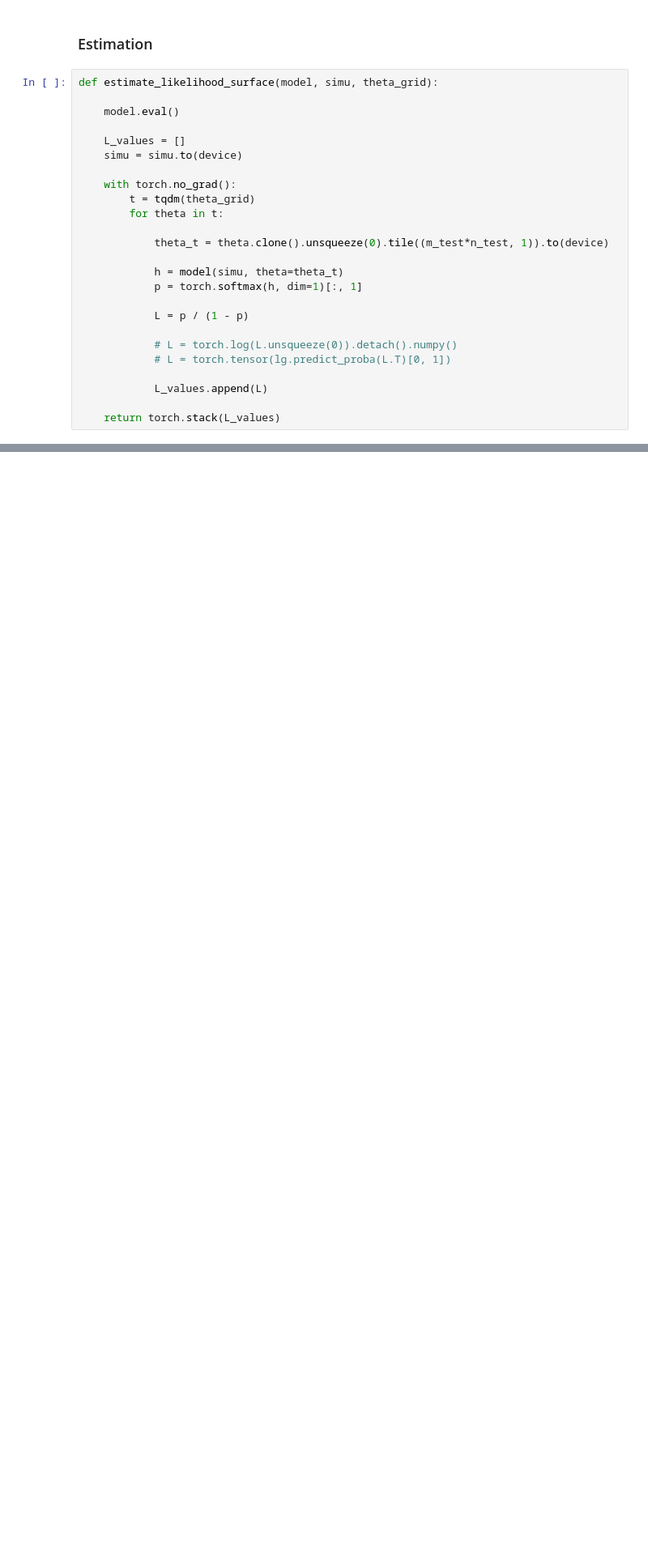
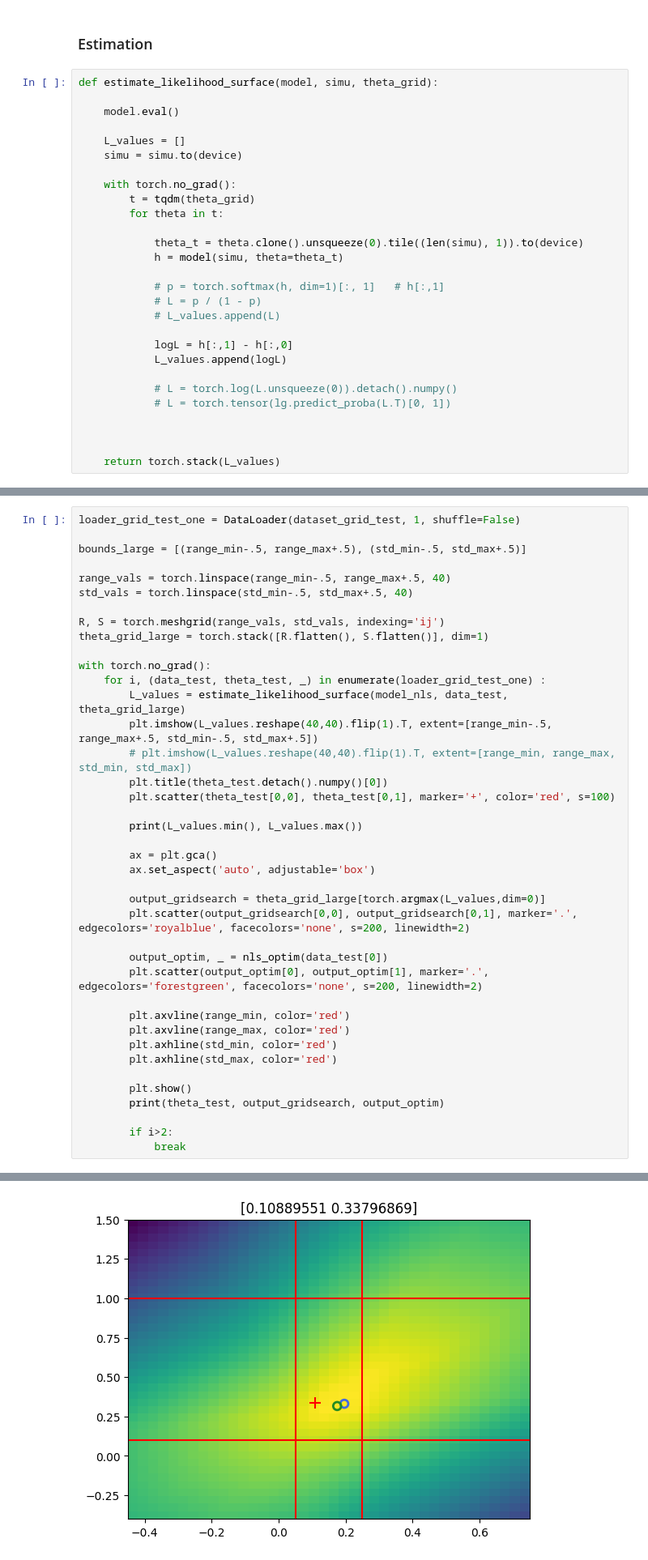
Before and after one commit to DarenXL/Neural_ST_inference, a Jupyter notebook: Code GNN/Amortized_Methods_Geostatistics.ipynb, the cells around one changed output, grey strips where cells are left out. Shown at 81% size. Drawn from its saved outputs; the diff is of its cells as text; blank space fills up the shorter version.

Commit message:
correction optim NLS + début spatio temporel

```diff
--- a/Code GNN/Amortized_Methods_Geostatistics.ipynb
+++ b/Code GNN/Amortized_Methods_Geostatistics.ipynb
@@ -1288,17 +1313,20 @@ def estimate_likelihood_surface(model, simu, theta_grid):
         t = tqdm(theta_grid)
         for theta in t:
 
-            theta_t = theta.clone().unsqueeze(0).tile((m_test*n_test, 1)).to(device)
+            theta_t = theta.clone().unsqueeze(0).tile((len(simu), 1)).to(device)
+            h = model(simu, theta=theta_t)
 
-            h = model(simu, theta=theta_t)
-            p = torch.softmax(h, dim=1)[:, 1]
+            # p = torch.softmax(h, dim=1)[:, 1]   # h[:,1]
+            # L = p / (1 - p)
+            # L_values.append(L)
 
-            L = p / (1 - p)
+            logL = h[:,1] - h[:,0]
+            L_values.append(logL)
 
             # L = torch.log(L.unsqueeze(0)).detach().numpy()
             # L = torch.tensor(lg.predict_proba(L.T)[0, 1])
 
-            L_values.append(L)
+
 
     return torch.stack(L_values)
 # %%
@@ -1386,0 +1407,41 @@ print("Test loss :", np.mean(all_loss_test_nls,axis=0), "±", np.std(all_loss_te
+# %%
+loader_grid_test_one = DataLoader(dataset_grid_test, 1, shuffle=False)
+
+bounds_large = [(range_min-.5, range_max+.5), (std_min-.5, std_max+.5)]
+
+range_vals = torch.linspace(range_min-.5, range_max+.5, 40)
+std_vals = torch.linspace(std_min-.5, std_max+.5, 40)
+
+R, S = torch.meshgrid(range_vals, std_vals, indexing='ij')
+theta_grid_large = torch.stack([R.flatten(), S.flatten()], dim=1)
+
+with torch.no_grad():
+    for i, (data_test, theta_test, _) in enumerate(loader_grid_test_one) :
+        L_values = estimate_likelihood_surface(model_nls, data_test, theta_grid_large)
+        plt.imshow(L_values.reshape(40,40).flip(1).T, extent=[range_min-.5, range_max+.5, std_min-.5, std_max+.5])
+        # plt.imshow(L_values.reshape(40,40).flip(1).T, extent=[range_min, range_max, std_min, std_max])
+        plt.title(theta_test.detach().numpy()[0])
+        plt.scatter(theta_test[0,0], theta_test[0,1], marker='+', color='red', s=100)
+
+        print(L_values.min(), L_values.max())
+
+        ax = plt.gca()
+        ax.set_aspect('auto', adjustable='box')
+
+        output_gridsearch = theta_grid_large[torch.argmax(L_values,dim=0)]
+        plt.scatter(output_gridsearch[0,0], output_gridsearch[0,1], marker='.', edgecolors='royalblue', facecolors='none', s=200, linewidth=2)
+
+        output_optim, _ = nls_optim(data_test[0])
+        plt.scatter(output_optim[0], output_optim[1], marker='.', edgecolors='forestgreen', facecolors='none', s=200, linewidth=2)
+
+        plt.axvline(range_min, color='red')
+        plt.axvline(range_max, color='red')
+        plt.axhline(std_min, color='red')
+        plt.axhline(std_max, color='red')
+
+        plt.show()
+        print(theta_test, output_gridsearch, output_optim)
+
+        if i>2:
+            break
+# %% [output]
@@ -1386,0 +1449 @@ print("Test loss :", np.mean(all_loss_test_nls,axis=0), "±", np.std(all_loss_te
+[figure, added]
```
Also changed, not shown: parts of 30 cells of this notebook, 1 other file.
